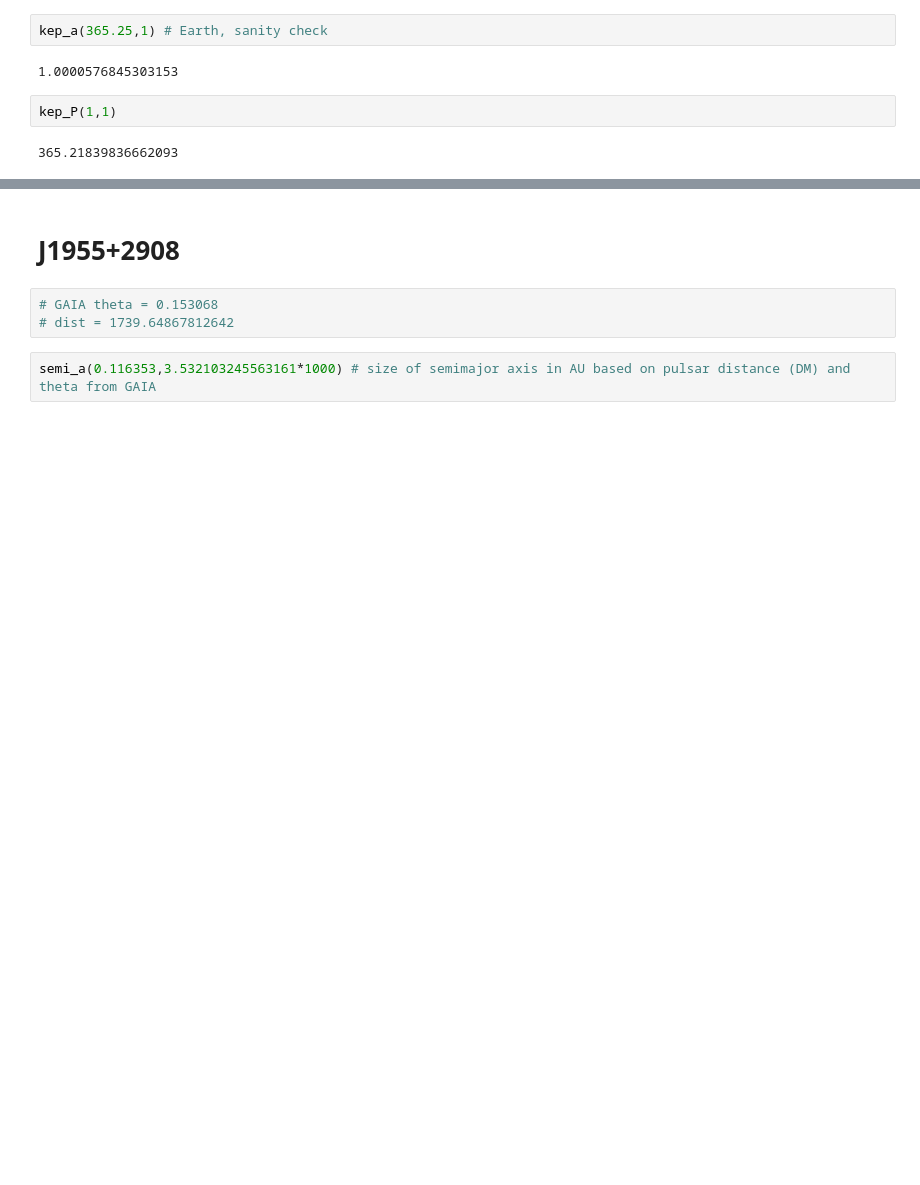
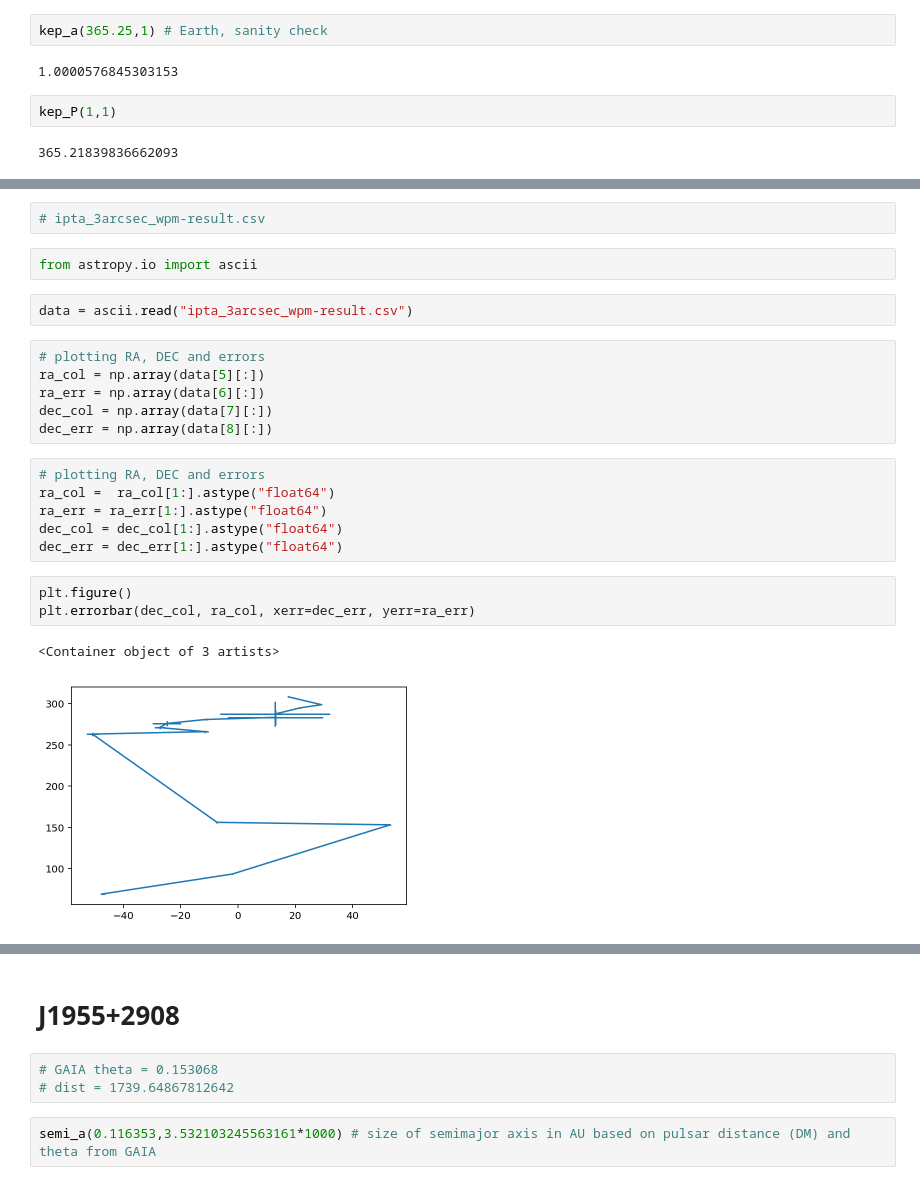
Before and after one commit to ChiaraMingarelli/gaia_pulsars, a Jupyter notebook: codes/WD_companions.ipynb, the cells around one changed output, grey strips where cells are left out. Cells and saved outputs as stored; diff of their text form; blank space fills up the shorter version.

```diff
--- a/codes/WD_companions.ipynb
+++ b/codes/WD_companions.ipynb
@@ -63,0 +62,24 @@ kep_P(1,1)
+# %%
+# ipta_3arcsec_wpm-result.csv
+# %%
+from astropy.io import ascii
+# %%
+data = ascii.read("ipta_3arcsec_wpm-result.csv")
+# %%
+# plotting RA, DEC and errors
+ra_col = np.array(data[5][:])
+ra_err = np.array(data[6][:])
+dec_col = np.array(data[7][:])
+dec_err = np.array(data[8][:])
+# %%
+# plotting RA, DEC and errors
+ra_col =  ra_col[1:].astype("float64")
+ra_err = ra_err[1:].astype("float64")
+dec_col = dec_col[1:].astype("float64")
+dec_err = dec_err[1:].astype("float64")
+# %%
+plt.figure()
+plt.errorbar(dec_col, ra_col, xerr=dec_err, yerr=ra_err)
+# %% [output]
+<Container object of 3 artists>
+[figure, added]
```
Also changed, not shown: parts of 10 cells of this notebook, 2 other files.
